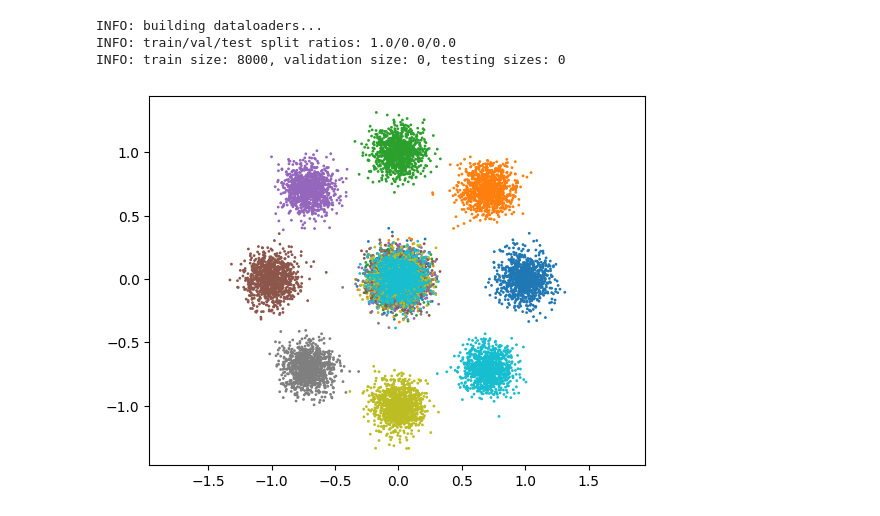
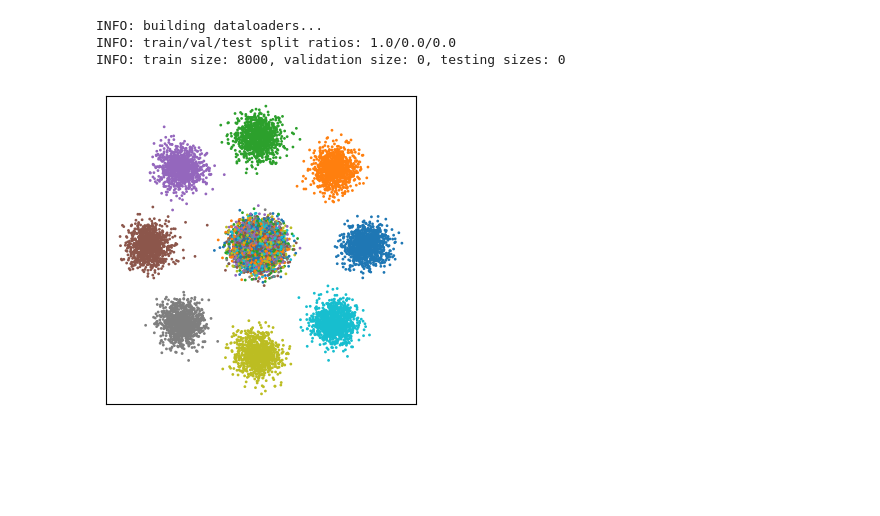
Before and after one commit to dfaroughy/CMB, a Jupyter notebook: experiments/gaussians.ipynb, the cells around one changed output. Drawn from its saved outputs; the diff is of its cells as text; code cells hidden in the pictures; blank space fills up the shorter version.

```diff
--- a/experiments/gaussians.ipynb
+++ b/experiments/gaussians.ipynb
@@ -14,16 +14,12 @@ from torch.utils.tensorboard.writer import SummaryWriter
 from copy import deepcopy
 import os
 
-
-
-
-
 @dataclass
 class Configs:
 
     #...general params:
     WORKDIR : str = './'
-    DEVICE : str = 'cuda:2'
+    DEVICE : str = 'cuda:0'
     MULTI_GPU : bool = False
 
     #...data params:
@@ -31,6 +27,7 @@ class Configs:
     DATA_TARGET : str = '8gaussians'
     DATA_SOURCE : str = 'noise'
     DIM_INPUT : int = None
+    DIM_CONTEXT : int = 1
     INPUT_SHAPE : Tuple[float] = field(default_factory = lambda : (2, 1, 1))
 
     #...model params:
@@ -45,7 +42,7 @@ class Configs:
     #...training params:
     BATCH_SIZE : int = 128
     DATA_SPLIT_FRACS : List[float] = field(default_factory = lambda : [1.0, 0.0, 0.0])  # train / val / test
-    EPOCHS: int = 30
+    EPOCHS: int = 1000
     EARLY_STOPPING : int = None
     MIN_EPOCHS : int = None
     PRINT_EPOCHS : int = None
@@ -77,7 +74,7 @@ class Configs:
     #...generation pipeline params:
     SAMPLER : str = 'NeuralODE'
     SOLVER : str = 'euler'
-    NUM_SAMPLING_STEPS : int = 100
+    NUM_SAMPLING_STEPS : int = 200
     SENSITIVITY : str = 'adjoint'
     ATOL : float = None
     RTOL : float = None
@@ -103,12 +100,15 @@ INFO: train/val/test split ratios: 1.0/0.0/0.0
 INFO: train size: 8000, validation size: 0, testing sizes: 0
 # %%
 gauss.target.shape
+plt.figure(figsize=(4, 4))
 plt.scatter(gauss.target[:, 0], gauss.target[:, 1], s=1, c=gauss.context, cmap = 'tab10')
 plt.scatter(gauss.source[:, 0], gauss.source[:, 1], s=1, c=gauss.context, cmap = 'tab10')
+plt.xticks([])
+plt.yticks([])
 plt.axis('equal')
 plt.show()
 # %% [output]
-[figure, old version]
+[figure, new version]
 # %%
 from cmb.dynamics.cfm import ConditionalFlowMatching
 from cmb.models.architectures.deep_nets import MLP
```
Also changed, not shown: parts of 5 cells of this notebook, 7 other files.
